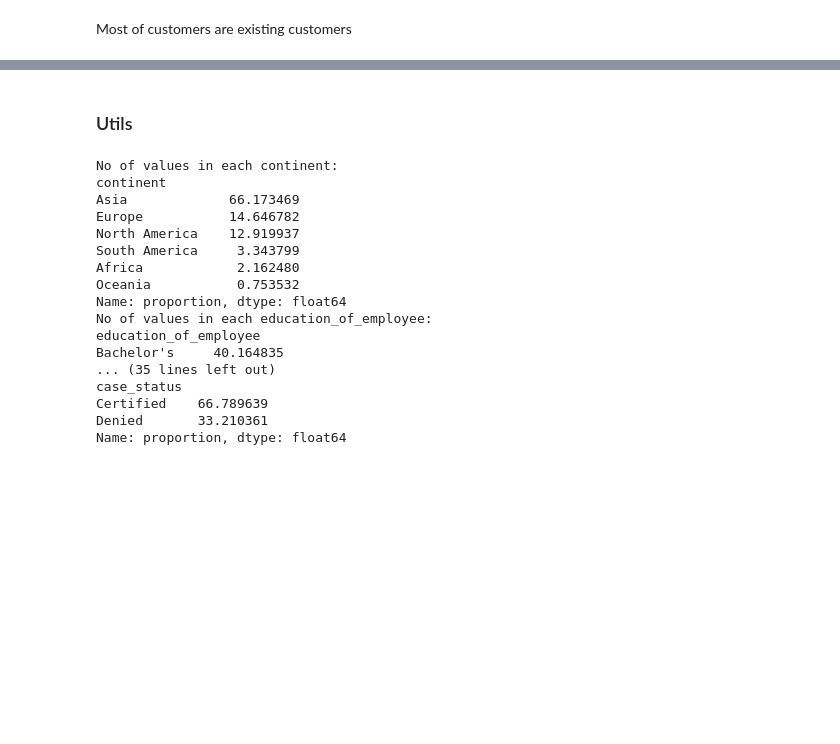
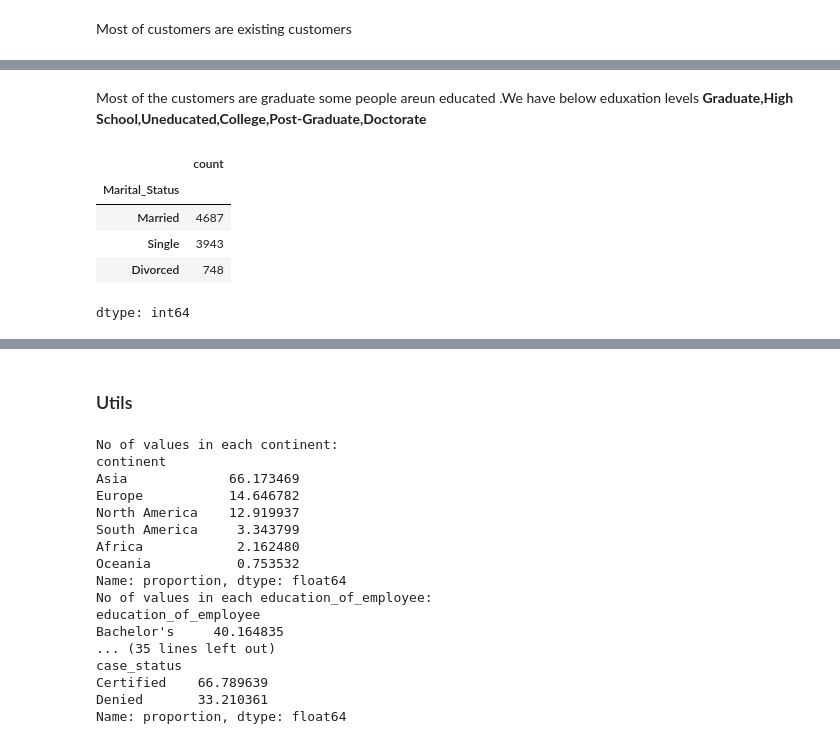
Before and after one commit to Rajesh2015/credit-card-user-churn-prediction, a Jupyter notebook: credit-card-churn-solution.ipynb, the cells around one changed output, grey strips where cells are left out. Saved outputs shown, nothing was run; the diff lists cells and outputs as text; code cells hidden in the pictures; blank space fills up the shorter version.

```diff
--- a/credit-card-churn-solution.ipynb
+++ b/credit-card-churn-solution.ipynb
@@ -241,0 +365,13 @@ It seems there is some random values like abc and around 1112 rows are for that
+# %% [markdown]
+Most of the customers are graduate some people areun educated .We have below eduxation levels
+**Graduate,High School,Uneducated,College,Post-Graduate,Doctorate**
+# %%
+# Check martial status for unique values
+df_encod['Marital_Status'].value_counts()
+# %% [output]
+|  | count |
+| Marital_Status |  |
+| Married | 4687 |
+| Single | 3943 |
+| Divorced | 748 |
+dtype: int64
```
Also changed, not shown: parts of 23 cells of this notebook.
